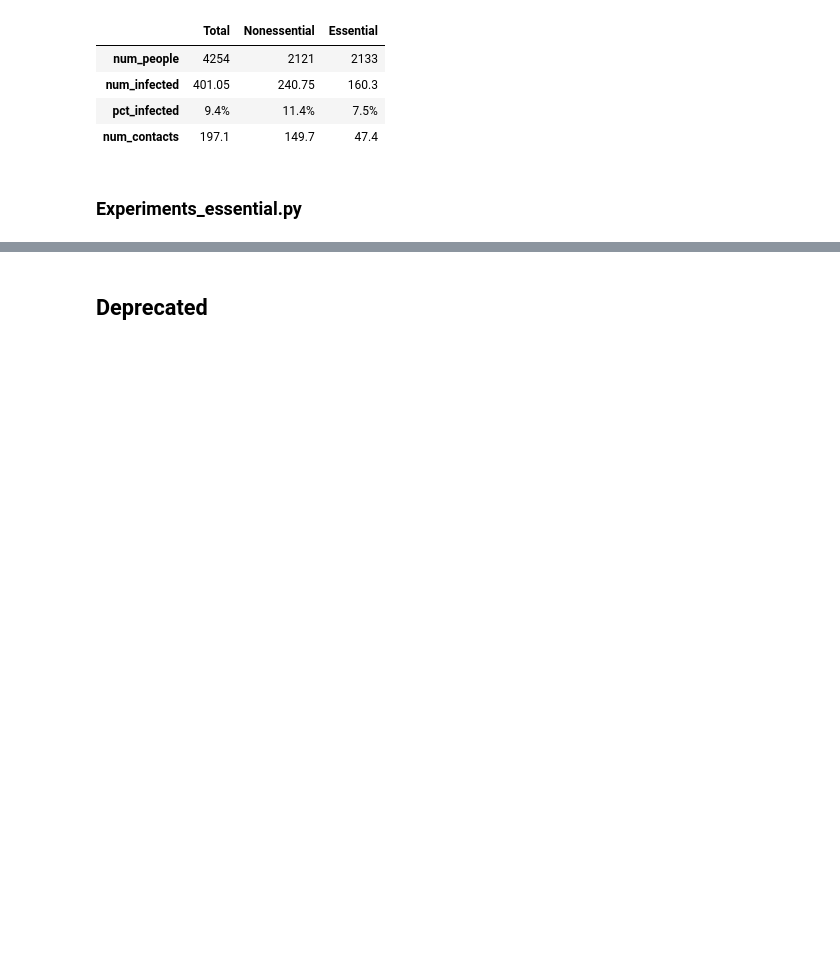
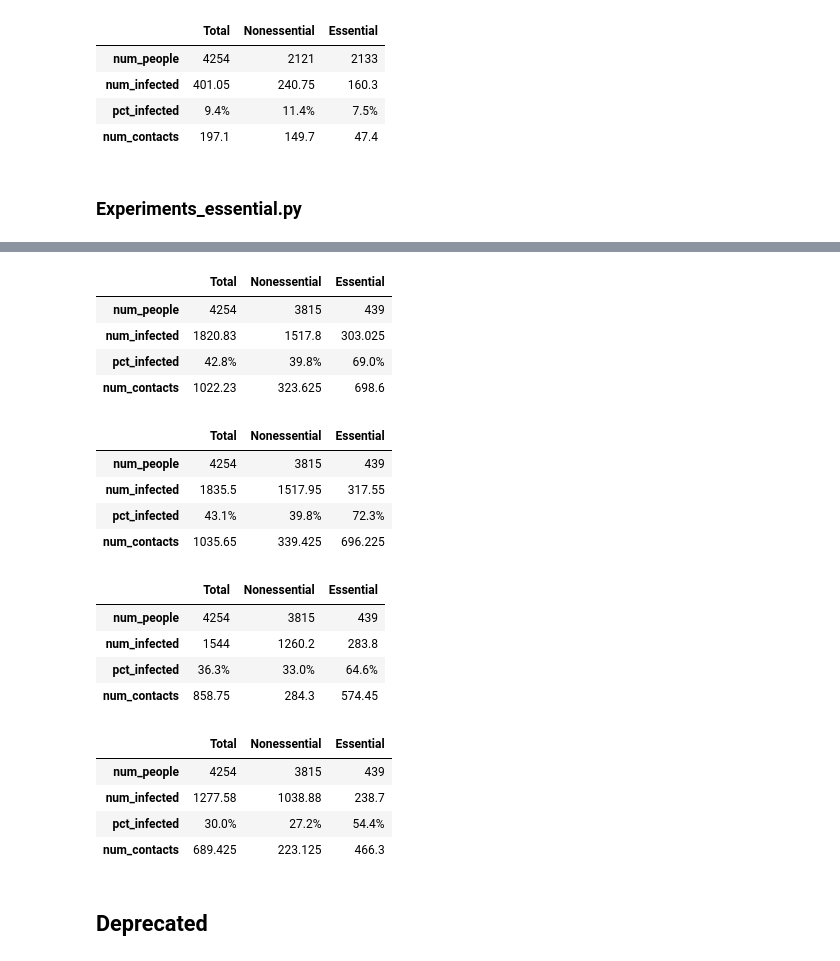
Before and after one commit to stanfordfuturebay/simulator, a Jupyter notebook: sim/Plot.ipynb, the cells around one changed output, grey strips where cells are left out. Cells and saved outputs as stored; diff of their text form; code cells hidden in the pictures; blank space fills up the shorter version.

```diff
--- a/sim/Plot.ipynb
+++ b/sim/Plot.ipynb
@@ -351,3 +439,28 @@ for summ in summaries_list:
+# %%
+for summ in summaries_list:
+    df = make_summary_df(summ)
+    display(df)
+# %% [output]
+|  | Total | Nonessential | Essential |
+| num_people | 4254 | 3815 | 439 |
+| num_infected | 1820.83 | 1517.8 | 303.025 |
+| pct_infected | 42.8% | 39.8% | 69.0% |
+| num_contacts | 1022.23 | 323.625 | 698.6 |
+|  | Total | Nonessential | Essential |
+| num_people | 4254 | 3815 | 439 |
+| num_infected | 1835.5 | 1517.95 | 317.55 |
+| pct_infected | 43.1% | 39.8% | 72.3% |
+| num_contacts | 1035.65 | 339.425 | 696.225 |
+|  | Total | Nonessential | Essential |
+| num_people | 4254 | 3815 | 439 |
+| num_infected | 1544 | 1260.2 | 283.8 |
+| pct_infected | 36.3% | 33.0% | 64.6% |
+| num_contacts | 858.75 | 284.3 | 574.45 |
+|  | Total | Nonessential | Essential |
+| num_people | 4254 | 3815 | 439 |
+| num_infected | 1277.58 | 1038.88 | 238.7 |
+| pct_infected | 30.0% | 27.2% | 54.4% |
+| num_contacts | 689.425 | 223.125 | 466.3 |
 # %% [markdown]
 ## Deprecated
 # %%
```
Also changed, not shown: parts of 3 cells of this notebook, 2 other files.
